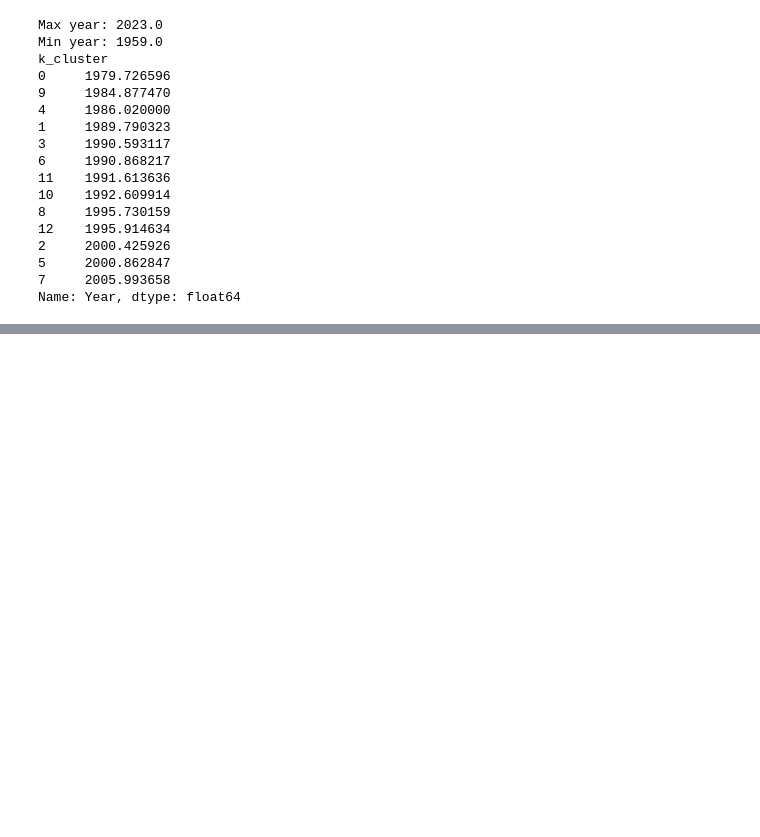
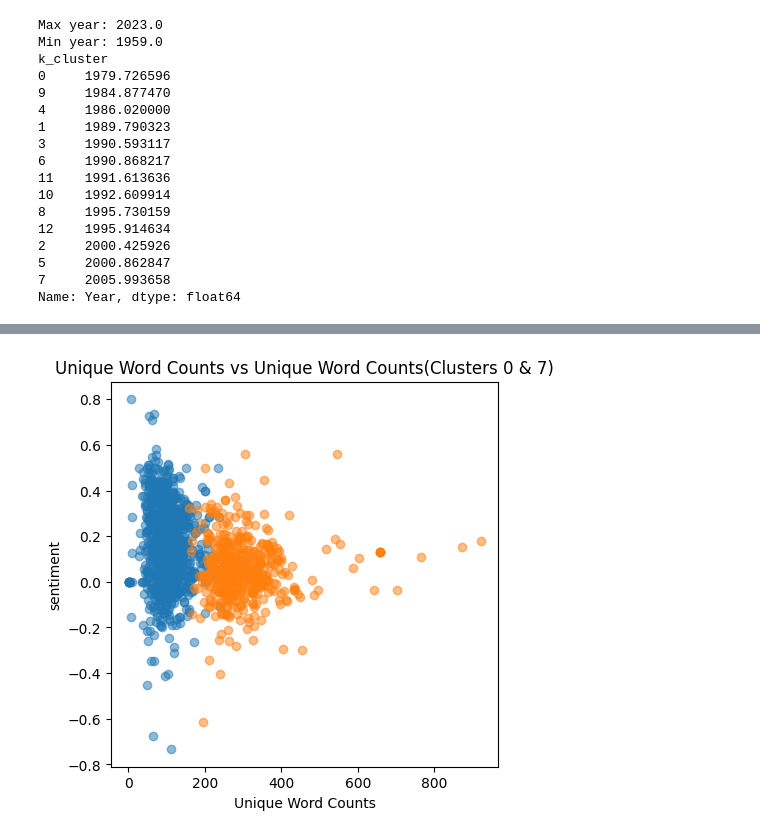
Before and after one commit to WrsRosanne/NLP-Course-Group-Project, a Jupyter notebook: clustering_scrypt.ipynb, the cells around one changed output, grey strips where cells are left out. Saved outputs shown, nothing was run; the diff lists cells and outputs as text; code cells hidden in the pictures; blank space fills up the shorter version.

```diff
--- a/clustering_scrypt.ipynb
+++ b/clustering_scrypt.ipynb
@@ -123,0 +170,4 @@ Name: Year, dtype: float64
+# %%
+visualize_variables(fit_df, "Unique Word Counts", "sentiment")
+# %% [output]
+[figure, added]
```
Also changed, not shown: parts of 8 cells of this notebook, 1 other file.
